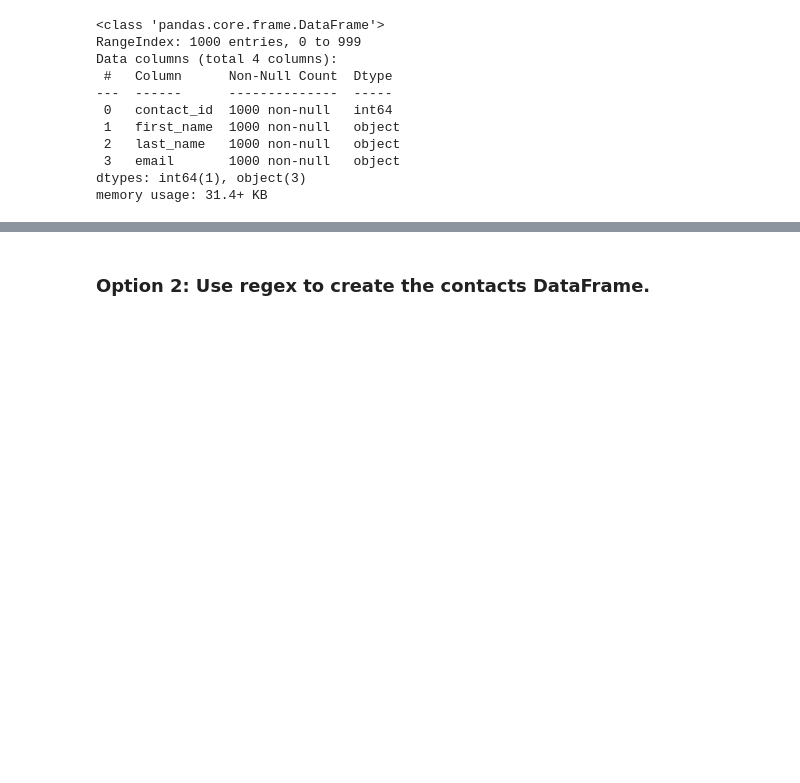
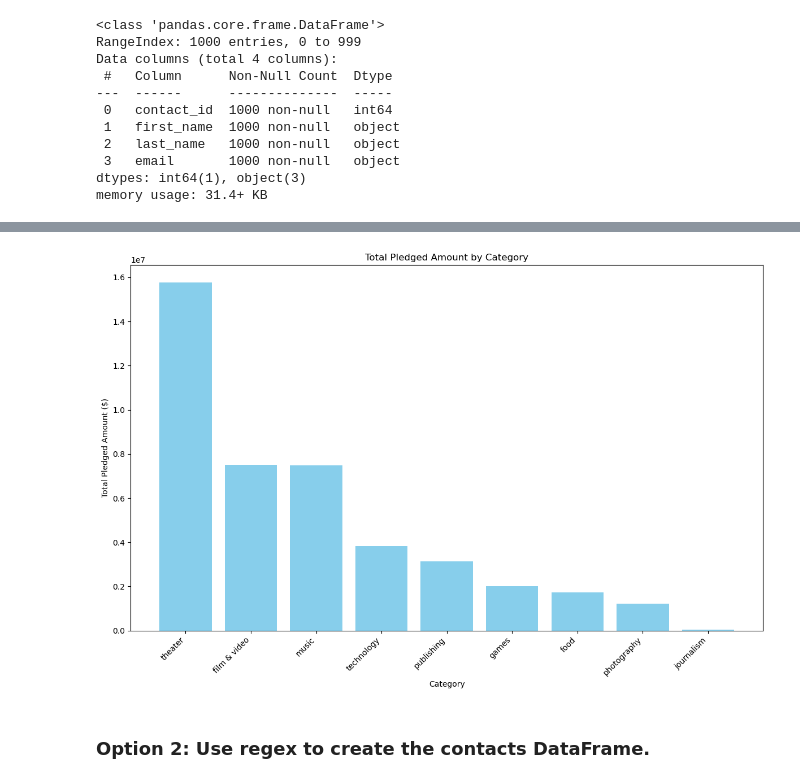
Before and after one commit to agsanchez2022/Crowdfunding_ETL, a Jupyter notebook: ETL_Mini_Project.ipynb, the cells around one changed output, grey strips where cells are left out. Saved outputs shown, nothing was run; the diff lists cells and outputs as text; code cells hidden in the pictures; blank space fills up the shorter version.

```diff
--- a/ETL_Mini_Project.ipynb
+++ b/ETL_Mini_Project.ipynb
@@ -421,3 +494,30 @@ contacts_df_clean.to_csv("Resources/contacts.csv", encoding='utf8', index=False)
+# %%
+import pandas as pd
+import matplotlib.pyplot as plt
+
+# Load data from CSV files
+campaign_data = pd.read_csv('Resources/campaign.csv')
+category_data = pd.read_csv('Resources/category.csv')
+
+# Merge campaign data with category data
+merged_data = pd.merge(campaign_data, category_data, how='left', on='category_id')
+
+# Group by category and sum the pledged amounts
+category_summary = merged_data.groupby('category')['pledged'].sum().reset_index()
+
+# Sort the data by pledged amount in descending order
+category_summary = category_summary.sort_values(by='pledged', ascending=False)
+
+plt.figure(figsize=(12, 8))
+plt.bar(category_summary['category'], category_summary['pledged'], color='skyblue')
+plt.xticks(rotation=45, ha='right')
+plt.title('Total Pledged Amount by Category')
+plt.xlabel('Category')
+plt.ylabel('Total Pledged Amount ($)')
+plt.tight_layout()
+plt.show()
+# %% [output]
+[figure, added]
 # %% [markdown]
 ### Option 2: Use regex to create the contacts DataFrame.
 # %%
```
Also changed, not shown: parts of 4 cells of this notebook.
